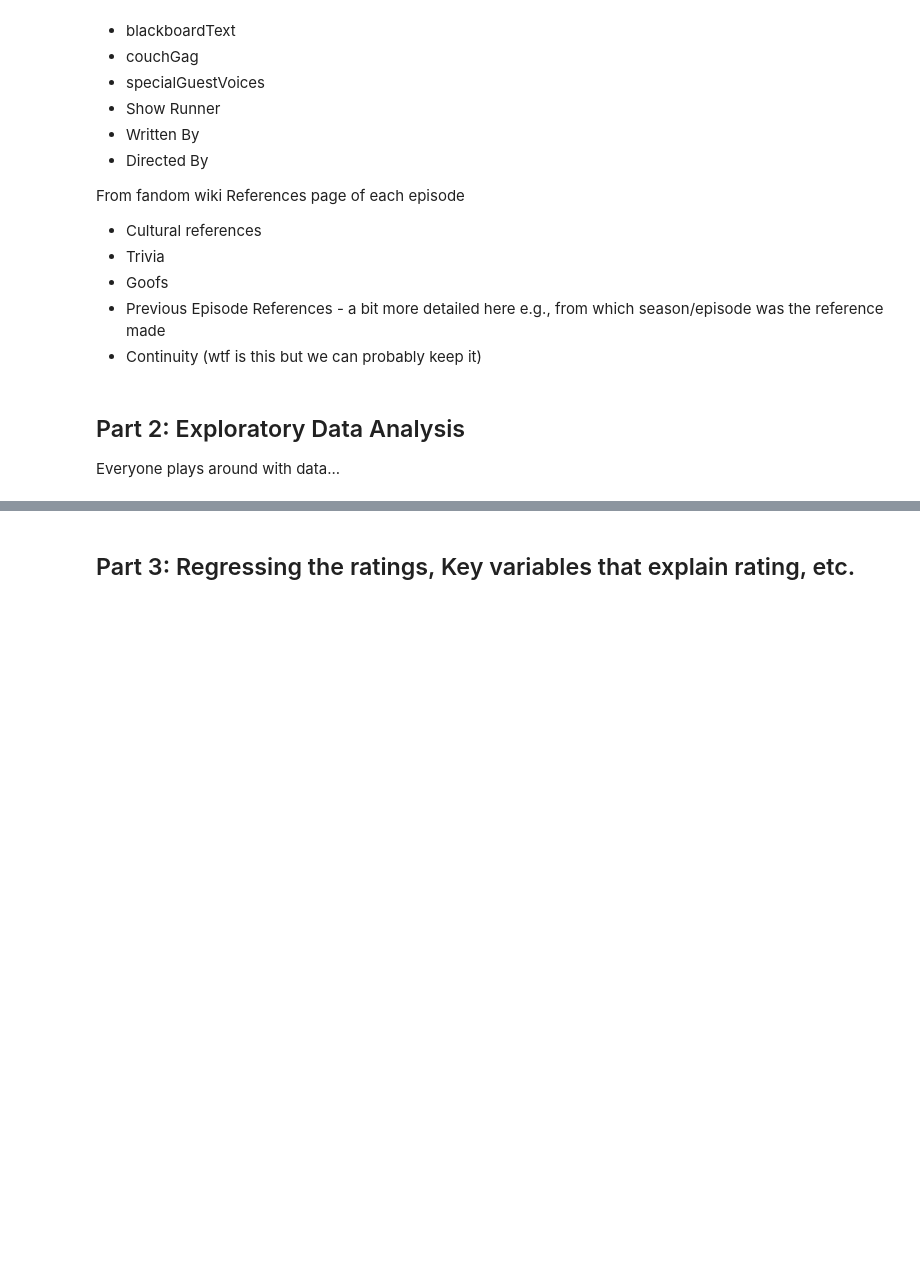
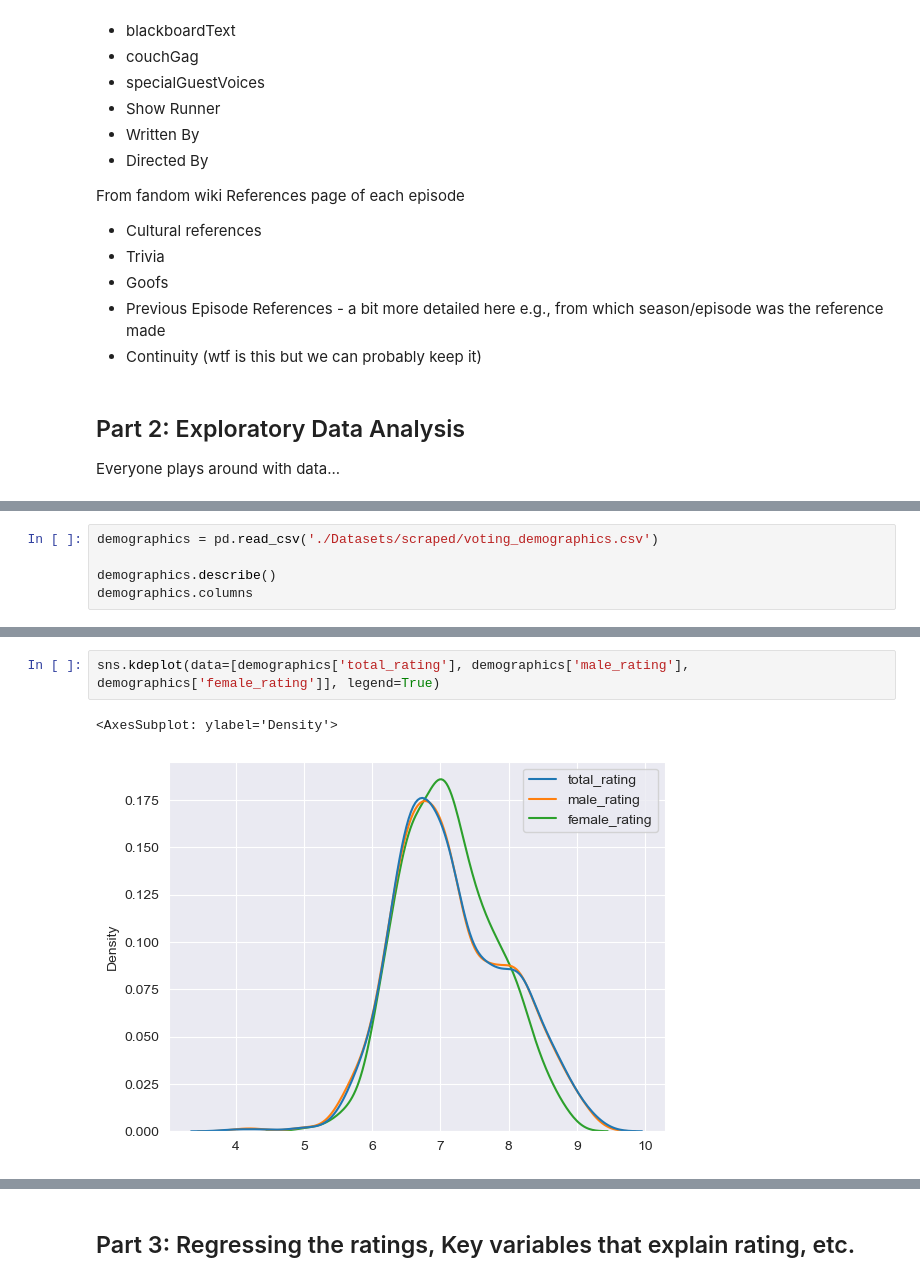
Before and after one commit to nic0gin/datamadness, a Jupyter notebook: datamadness.ipynb, the cells around one changed output, grey strips where cells are left out. Saved outputs shown, nothing was run; the diff lists cells and outputs as text; blank space fills up the shorter version.

```diff
--- a/datamadness.ipynb
+++ b/datamadness.ipynb
@@ -41,0 +47,5 @@ Everyone plays around with data...
+# %%
+demographics = pd.read_csv('./Datasets/scraped/voting_demographics.csv')
+
+demographics.describe()
+demographics.columns
@@ -41,0 +66,5 @@ Everyone plays around with data...
+# %%
+sns.kdeplot(data=[demographics['total_rating'], demographics['male_rating'], demographics['female_rating']], legend=True)
+# %% [output]
+<AxesSubplot: ylabel='Density'>
+[figure, added]
```
Also changed, not shown: parts of 52 cells of this notebook.
